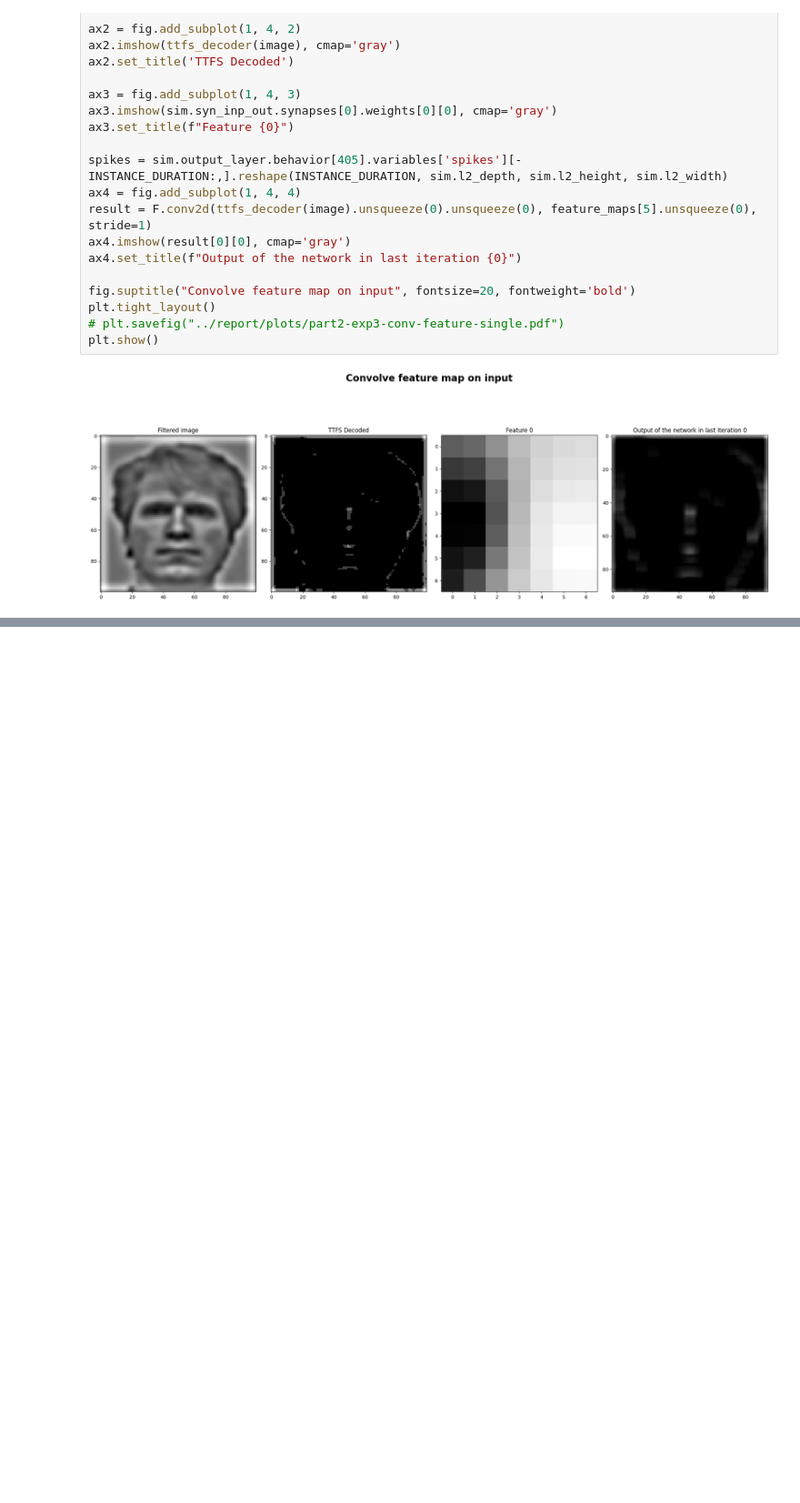
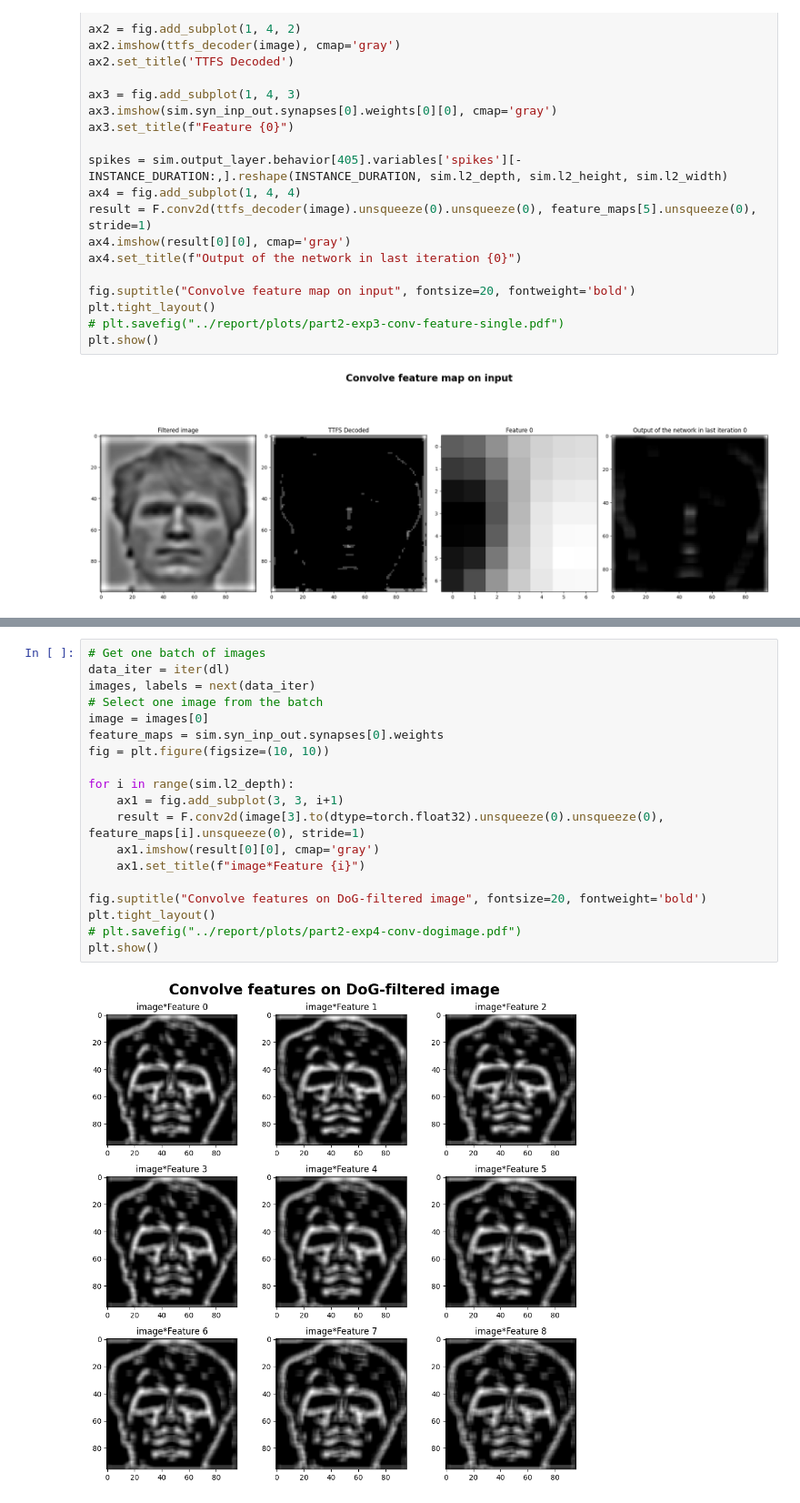
Before and after one commit to Amir-Entezari/neuroscience-convolutional-spiking-neural-network, a Jupyter notebook: notebooks/part2.ipynb, the cells around one changed output, grey strips where cells are left out. Shown at 91% size. Drawn from its saved outputs; the diff is of its cells as text; blank space fills up the shorter version.

```diff
--- a/notebooks/part2.ipynb
+++ b/notebooks/part2.ipynb
@@ -774,0 +876,21 @@ plt.show()
+# %%
+# Get one batch of images
+data_iter = iter(dl)
+images, labels = next(data_iter)
+# Select one image from the batch
+image = images[0]
+feature_maps = sim.syn_inp_out.synapses[0].weights
+fig = plt.figure(figsize=(10, 10))
+
+for i in range(sim.l2_depth):
+    ax1 = fig.add_subplot(3, 3, i+1)
+    result = F.conv2d(image[3].to(dtype=torch.float32).unsqueeze(0).unsqueeze(0), feature_maps[i].unsqueeze(0), stride=1)
+    ax1.imshow(result[0][0], cmap='gray')
+    ax1.set_title(f"image*Feature {i}")
+
+fig.suptitle("Convolve features on DoG-filtered image", fontsize=20, fontweight='bold')
+plt.tight_layout()
+# plt.savefig("../report/plots/part2-exp4-conv-dogimage.pdf")
+plt.show()
+# %% [output]
+[figure, added]
```
Also changed, not shown: parts of 6 cells of this notebook.
